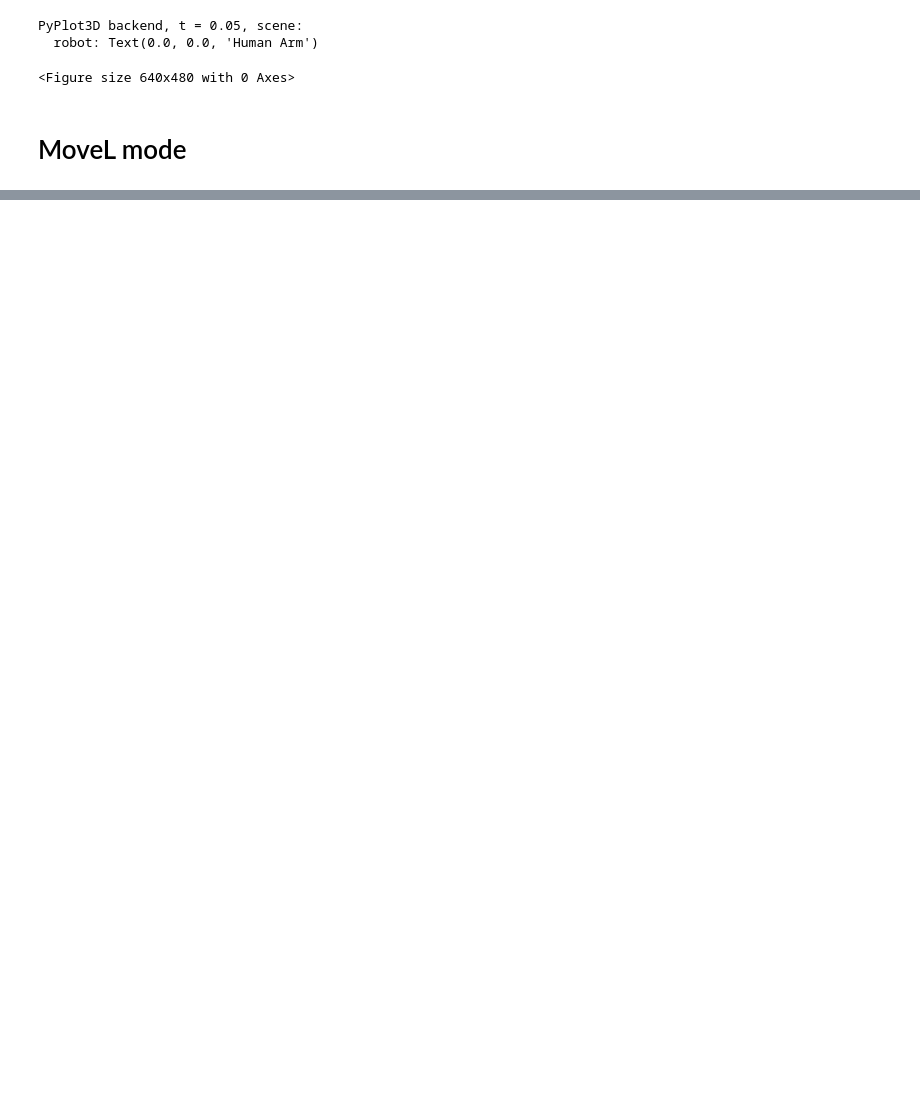
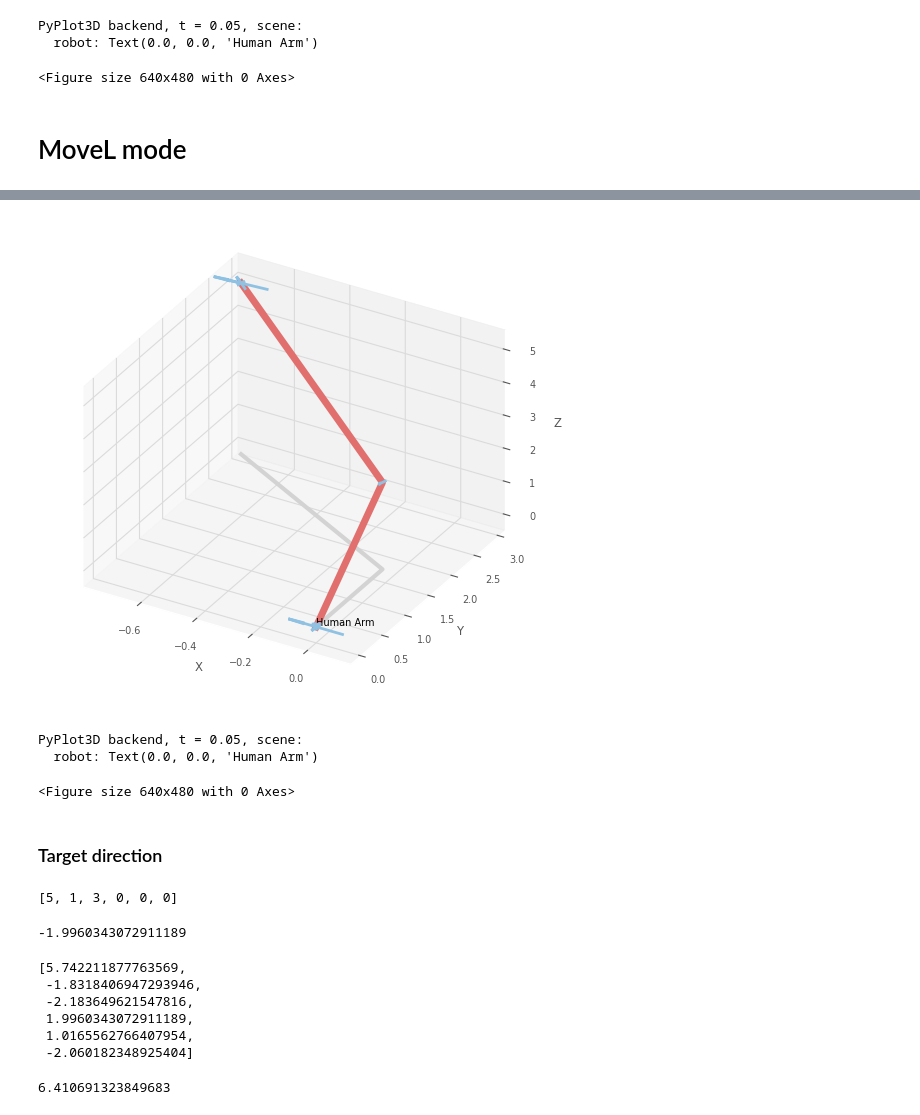
Before and after one commit to DenWaritthon/human_arm_ws, a Jupyter notebook: math_proof/arm_proof.ipynb, the cells around one changed output, grey strips where cells are left out. Saved outputs shown, nothing was run; the diff lists cells and outputs as text; code cells hidden in the pictures; blank space fills up the shorter version.

```diff
--- a/math_proof/arm_proof.ipynb
+++ b/math_proof/arm_proof.ipynb
@@ -90,0 +108,40 @@ PyPlot3D backend, t = 0.05, scene:
+# %%
+human_arm.plot(current_q)
+# %% [output]
+[figure, added]
+PyPlot3D backend, t = 0.05, scene:
+  robot: Text(0.0, 0.0, 'Human Arm')
+<Figure size 640x480 with 0 Axes>
+# %% [markdown]
+### Target direction
+# %%
+target = [5,1,3,0,0,0]
+target
+# %% [output]
+[5, 1, 3, 0, 0, 0]
+# %%
+current_pos.rpy()[0]
+# %% [output]
+-1.9960343072911189
+# %%
+target_direction = [
+    target[0] - current_pos.x,
+    target[1] - current_pos.y,
+    target[2] - current_pos.z,
+    target[3] - current_pos.rpy()[0], # roll
+    target[4] - current_pos.rpy()[1], # pitch
+    target[5] - current_pos.rpy()[2] # yall
+]
+target_direction
+# %% [output]
+[5.742211877763569,
+ -1.8318406947293946,
+ -2.183649621547816,
+ 1.9960343072911189,
+ 1.0165562766407954,
+ -2.060182348925404]
+# %%
+linear_size = np.sqrt(target_direction[0]**2 + target_direction[1]**2 + target_direction[2]**2)
+linear_size
+# %% [output]
+6.410691323849683
```
Also changed, not shown: parts of 21 cells of this notebook.
